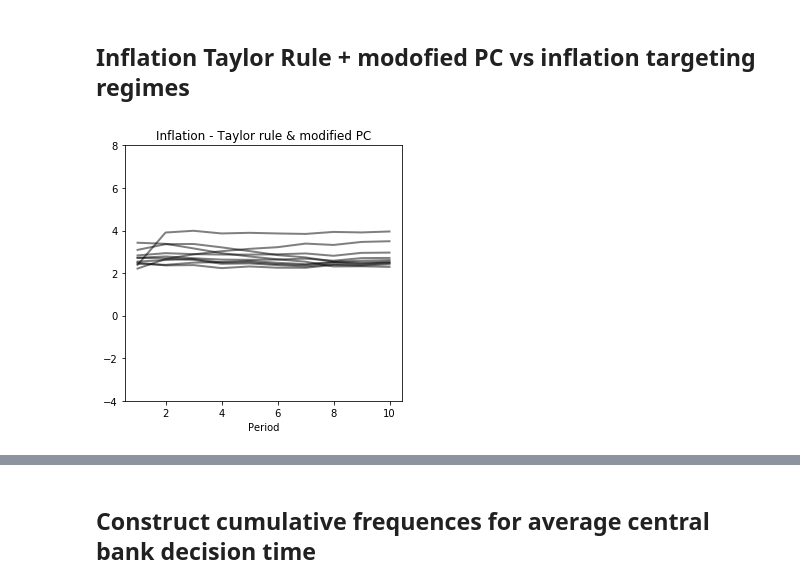
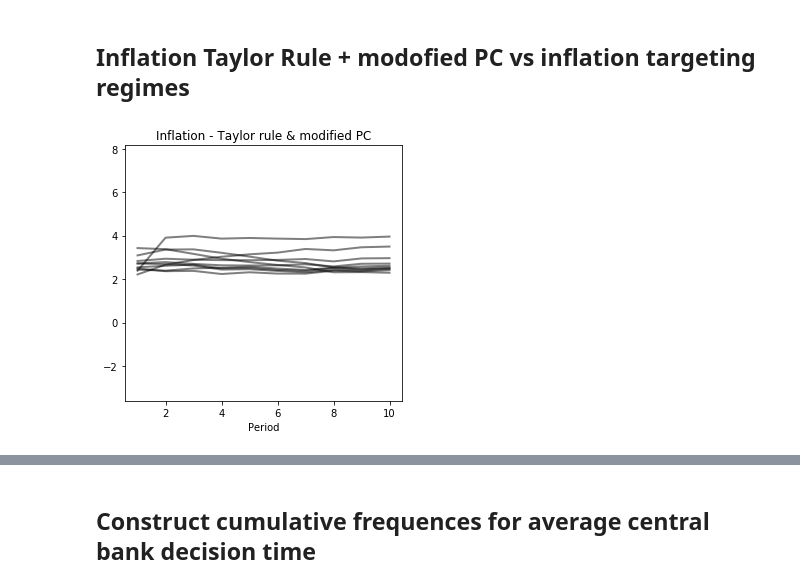
Before and after one commit to letsgoexploring/monetary-policy-game, a Jupyter notebook: Tables and Figures/Tables and Figures.ipynb, the cells around one changed output, grey strips where cells are left out. Cells and saved outputs as stored; diff of their text form; code cells hidden in the pictures.

```diff
--- a/Tables and Figures/Tables and Figures.ipynb
+++ b/Tables and Figures/Tables and Figures.ipynb
@@ -828,0 +833,30 @@ plt.savefig('fig_discussion_example.png',bbox_inches='tight',dpi=120)
+# %%
+scale = 0.75
+fig = plt.figure(figsize=(6*scale,6*scale))
+
+
+ax1 = fig.add_subplot(1,1,1)
+
+ax1.plot(2, 2,'-k',lw=4,alpha=0.75)
+ax1.plot(2, 2,'--k',lw=2,alpha=0.5)
+lgd = ax1.legend(['Normal shocks','Uniform shocks'],ncol=2,loc='upper center', bbox_to_anchor=(0.5,-0.15))
+
+
+groups = data_target_normal.Group.unique()
+for g in groups:
+    ax1.plot(np.arange(1,11),data_target_normal[data_target_normal.Group==g].groupby('Period').mean()['piActual'],'k-',lw=4,alpha=0.75)
+
+
+groups = data_target.Group.unique()
+for g in groups:
+    ax1.plot(np.arange(1,11),data_target[data_target.Group==g].groupby('Period').mean()['piActual'],'k--',lw=2,alpha=0.5)
+
+
+ax1.set_title('Inflation in inflation targeting regimes')
+ax1.set_xlabel('Period')
+
+fig.tight_layout()
+plt.savefig('fig_uniform_vs_normal_inflation.png',bbox_inches='tight',dpi=120)
+
+
+ylim = ax1.get_ylim()
@@ -831,18 +867,18 @@ plt.savefig('fig_discussion_example.png',bbox_inches='tight',dpi=120)
 # %%
 scale = 0.75
 fig = plt.figure(figsize=(6*scale,6*scale))
 
 ax1 = fig.add_subplot(1,1,1)
 
 groups = data_taylor_normal.Group.unique()
 for g in groups:
     ax1.plot(np.arange(1,11),data_taylor_normal[data_taylor_normal.Group==g].groupby('Period').mean()['pi'],'k-',lw=2,alpha=0.5)
 
 ax1.set_title('Inflation - Taylor rule & modified PC')
 ax1.set_xlabel('Period')
-ax1.set_ylim([-4,8])
+ax1.set_ylim(ylim)
 
 fig.tight_layout()
 plt.savefig('fig_rule_vs_discretion.png',bbox_inches='tight',dpi=120)
 # %% [output]
-[figure, old version]
+[figure, new version]
```
Also changed, not shown: parts of 4 cells of this notebook.
